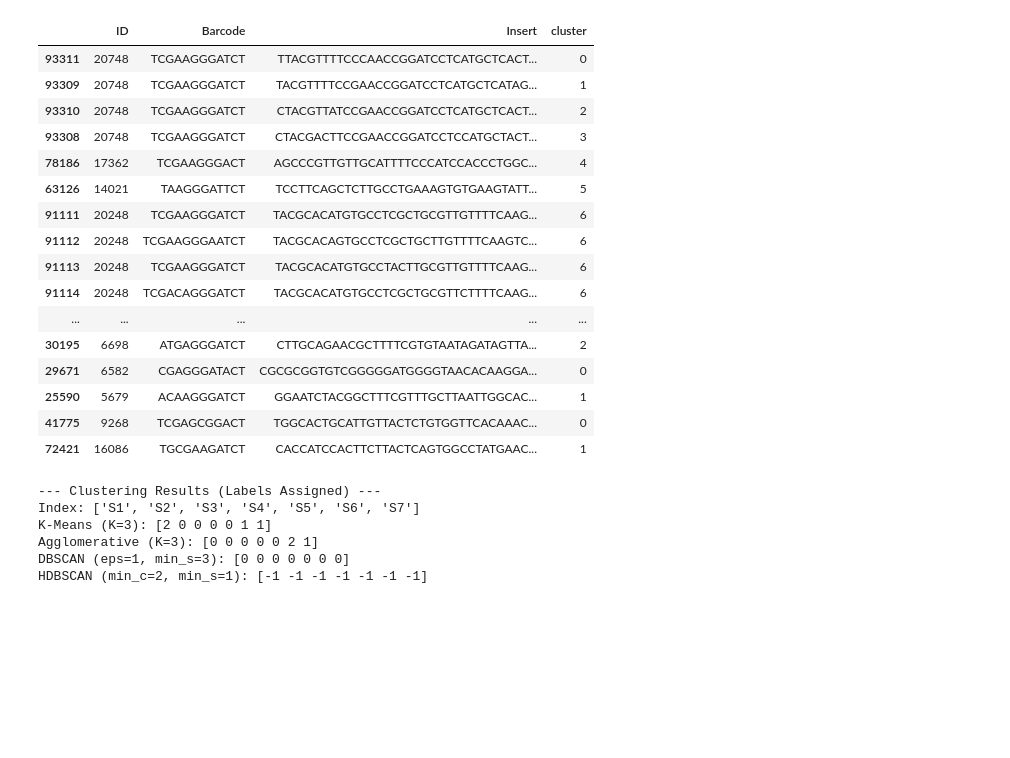
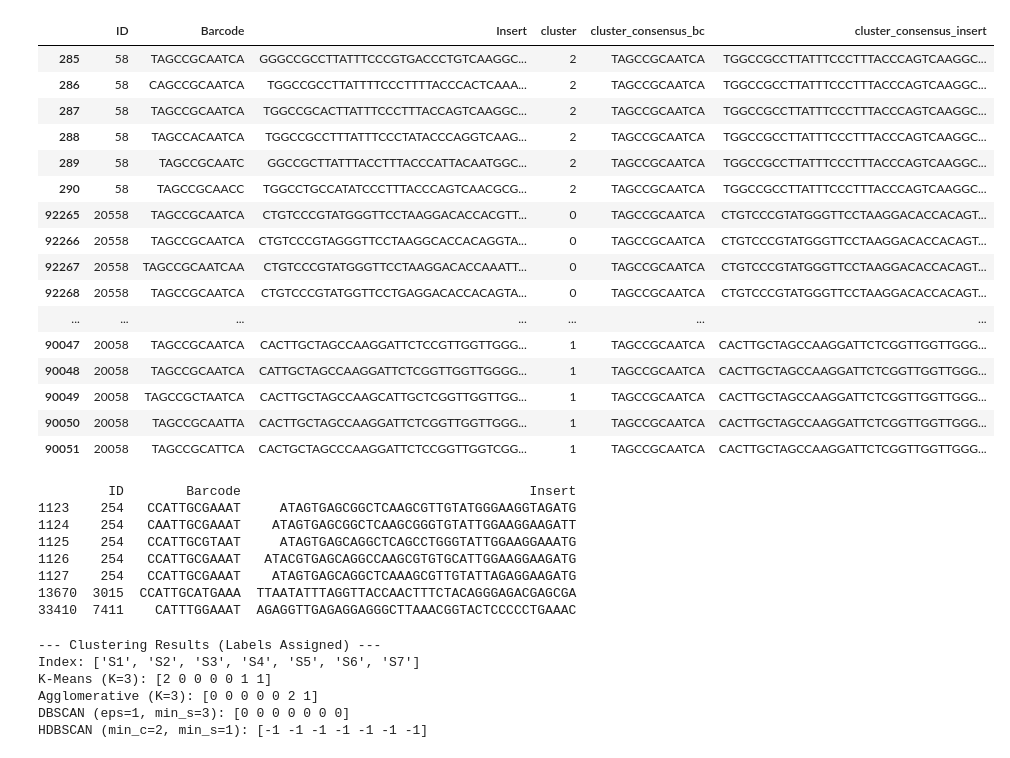
Before and after one commit to Delayed-Gitification/nano_tools, a Jupyter notebook: maybegoingtowork_hbdscan.ipynb, the cells around one changed output. Saved outputs shown, nothing was run; the diff lists cells and outputs as text; code cells hidden in the pictures; blank space fills up the shorter version.

```diff
--- a/maybegoingtowork_hbdscan.ipynb
+++ b/maybegoingtowork_hbdscan.ipynb
@@ -534,23 +790,54 @@ Processing Top Barcode #1: TCGAAGGGATCT (Count: 10)
+# %%
+result_df2
+# %% [output]
+|  | ID | Barcode | Insert | cluster | cluster_consensus_bc | cluster_consensus_insert |
+| 285 | 58 | TAGCCGCAATCA | GGGCCGCCTTATTTCCCGTGACCCTGTCAAGGC... | 2 | TAGCCGCAATCA | TGGCCGCCTTATTTCCCTTTACCCAGTCAAGGC... |
+| 286 | 58 | CAGCCGCAATCA | TGGCCGCCTTATTTTCCCTTTTACCCACTCAAA... | 2 | TAGCCGCAATCA | TGGCCGCCTTATTTCCCTTTACCCAGTCAAGGC... |
+| 287 | 58 | TAGCCGCAATCA | TGGCCGCACTTATTTCCCTTTACCAGTCAAGGC... | 2 | TAGCCGCAATCA | TGGCCGCCTTATTTCCCTTTACCCAGTCAAGGC... |
+| 288 | 58 | TAGCCACAATCA | TGGCCGCCTTTATTTCCCTATACCCAGGTCAAG... | 2 | TAGCCGCAATCA | TGGCCGCCTTATTTCCCTTTACCCAGTCAAGGC... |
+| 289 | 58 | TAGCCGCAATC | GGCCGCTTATTTACCTTTACCCATTACAATGGC... | 2 | TAGCCGCAATCA | TGGCCGCCTTATTTCCCTTTACCCAGTCAAGGC... |
+| 290 | 58 | TAGCCGCAACC | TGGCCTGCCATATCCCTTTACCCAGTCAACGCG... | 2 | TAGCCGCAATCA | TGGCCGCCTTATTTCCCTTTACCCAGTCAAGGC... |
+| 92265 | 20558 | TAGCCGCAATCA | CTGTCCCGTATGGGTTCCTAAGGACACCACGTT... | 0 | TAGCCGCAATCA | CTGTCCCGTATGGGTTCCTAAGGACACCACAGT... |
+| 92266 | 20558 | TAGCCGCAATCA | CTGTCCCGTAGGGTTCCTAAGGCACCACAGGTA... | 0 | TAGCCGCAATCA | CTGTCCCGTATGGGTTCCTAAGGACACCACAGT... |
+| 92267 | 20558 | TAGCCGCAATCAA | CTGTCCCGTATGGGTTCCTAAGGACACCAAATT... | 0 | TAGCCGCAATCA | CTGTCCCGTATGGGTTCCTAAGGACACCACAGT... |
+| 92268 | 20558 | TAGCCGCAATCA | CTGTCCCGTATGGTTCCTGAGGACACCACAGTA... | 0 | TAGCCGCAATCA | CTGTCCCGTATGGGTTCCTAAGGACACCACAGT... |
+| ... | ... | ... | ... | ... | ... | ... |
+| 90047 | 20058 | TAGCCGCAATCA | CACTTGCTAGCCAAGGATTCTCCGTTGGTTGGG... | 1 | TAGCCGCAATCA | CACTTGCTAGCCAAGGATTCTCGGTTGGTTGGG... |
+| 90048 | 20058 | TAGCCGCAATCA | CATTGCTAGCCAAGGATTCTCGGTTGGTTGGGG... | 1 | TAGCCGCAATCA | CACTTGCTAGCCAAGGATTCTCGGTTGGTTGGG... |
+| 90049 | 20058 | TAGCCGCTAATCA | CACTTGCTAGCCAAGCATTGCTCGGTTGGTTGG... | 1 | TAGCCGCAATCA | CACTTGCTAGCCAAGGATTCTCGGTTGGTTGGG... |
+| 90050 | 20058 | TAGCCGCAATTA | CACTTGCTAGCCAAGGATTCTCGGTTGGTTGGG... | 1 | TAGCCGCAATCA | CACTTGCTAGCCAAGGATTCTCGGTTGGTTGGG... |
+| 90051 | 20058 | TAGCCGCATTCA | CACTGCTAGCCCAAGGATTCTCCGGTTGGTCGG... | 1 | TAGCCGCAATCA | CACTTGCTAGCCAAGGATTCTCGGTTGGTTGGG... |
 # %%
-result_df
+# import pandas as pd
+# import io
+
+# data = """
+#          ID        Barcode                                     Insert
+# 1123    254   CCATTGCGAAAT     ATAGTGAGCGGCTCAAGCGTTGTATGGGAAGGTAGATG
+# 1124    254   CAATTGCGAAAT    ATAGTGAGCGGCTCAAGCGGGTGTATTGGAAGGAAGATT
+# 1125    254   CCATTGCGTAAT     ATAGTGAGCAGGCTCAGCCTGGGTATTGGAAGGAAATG
+# 1126    254   CCATTGCGAAAT   ATACGTGAGCAGGCCAAGCGTGTGCATTGGAAGGAAGATG
+# 1127    254   CCATTGCGAAAT    ATAGTGAGCAGGCTCAAAGCGTTGTATTAGAGGAAGATG
+# 13670  3015  CCATTGCATGAAA  TTAATATTTAGGTTACCAACTTTCTACAGGGAGACGAGCGA
+# 33410  7411    CATTTGGAAAT  AGAGGTTGAGAGGAGGGCTTAAACGGTACTCCCCCTGAAAC
+# """
+
+# # Use io.StringIO to treat the string as a file, and then
+# # use pd.read_csv with a space delimiter to parse the data.
+# # The 'index_col=0' argument tells pandas to use the first column (the row numbers
+# # like 1123, 13670, etc.) as the DataFrame index.
+# df = pd.read_csv(io.StringIO(data), sep='\s\s+', engine='python', index_col=0)
+
+# print(df)
 # %% [output]
-|  | ID | Barcode | Insert | cluster |
-| 93311 | 20748 | TCGAAGGGATCT | TTACGTTTTCCCAACCGGATCCTCATGCTCACT... | 0 |
-| 93309 | 20748 | TCGAAGGGATCT | TACGTTTTCCGAACCGGATCCTCATGCTCATAG... | 1 |
-| 93310 | 20748 | TCGAAGGGATCT | CTACGTTATCCGAACCGGATCCTCATGCTCACT... | 2 |
-| 93308 | 20748 | TCGAAGGGATCT | CTACGACTTCCGAACCGGATCCTCCATGCTACT... | 3 |
-| 78186 | 17362 | TCGAAGGGACT | AGCCCGTTGTTGCATTTTCCCATCCACCCTGGC... | 4 |
-| 63126 | 14021 | TAAGGGATTCT | TCCTTCAGCTCTTGCCTGAAAGTGTGAAGTATT... | 5 |
-| 91111 | 20248 | TCGAAGGGATCT | TACGCACATGTGCCTCGCTGCGTTGTTTTCAAG... | 6 |
-| 91112 | 20248 | TCGAAGGGAATCT | TACGCACAGTGCCTCGCTGCTTGTTTTCAAGTC... | 6 |
-| 91113 | 20248 | TCGAAGGGATCT | TACGCACATGTGCCTACTTGCGTTGTTTTCAAG... | 6 |
-| 91114 | 20248 | TCGACAGGGATCT | TACGCACATGTGCCTCGCTGCGTTCTTTTCAAG... | 6 |
-| ... | ... | ... | ... | ... |
-| 30195 | 6698 | ATGAGGGATCT | CTTGCAGAACGCTTTTCGTGTAATAGATAGTTA... | 2 |
-| 29671 | 6582 | CGAGGGATACT | CGCGCGGTGTCGGGGGATGGGGTAACACAAGGA... | 0 |
-| 25590 | 5679 | ACAAGGGATCT | GGAATCTACGGCTTTCGTTTGCTTAATTGGCAC... | 1 |
-| 41775 | 9268 | TCGAGCGGACT | TGGCACTGCATTGTTACTCTGTGGTTCACAAAC... | 0 |
-| 72421 | 16086 | TGCGAAGATCT | CACCATCCACTTCTTACTCAGTGGCCTATGAAC... | 1 |
+         ID        Barcode                                     Insert
+1123    254   CCATTGCGAAAT     ATAGTGAGCGGCTCAAGCGTTGTATGGGAAGGTAGATG
+1124    254   CAATTGCGAAAT    ATAGTGAGCGGCTCAAGCGGGTGTATTGGAAGGAAGATT
+1125    254   CCATTGCGTAAT     ATAGTGAGCAGGCTCAGCCTGGGTATTGGAAGGAAATG
+1126    254   CCATTGCGAAAT   ATACGTGAGCAGGCCAAGCGTGTGCATTGGAAGGAAGATG
+1127    254   CCATTGCGAAAT    ATAGTGAGCAGGCTCAAAGCGTTGTATTAGAGGAAGATG
+13670  3015  CCATTGCATGAAA  TTAATATTTAGGTTACCAACTTTCTACAGGGAGACGAGCGA
+33410  7411    CATTTGGAAAT  AGAGGTTGAGAGGAGGGCTTAAACGGTACTCCCCCTGAAAC
 # %%
 import numpy as np
 import pandas as pd
```
Also changed, not shown: parts of 3 cells of this notebook, 17 other files.
